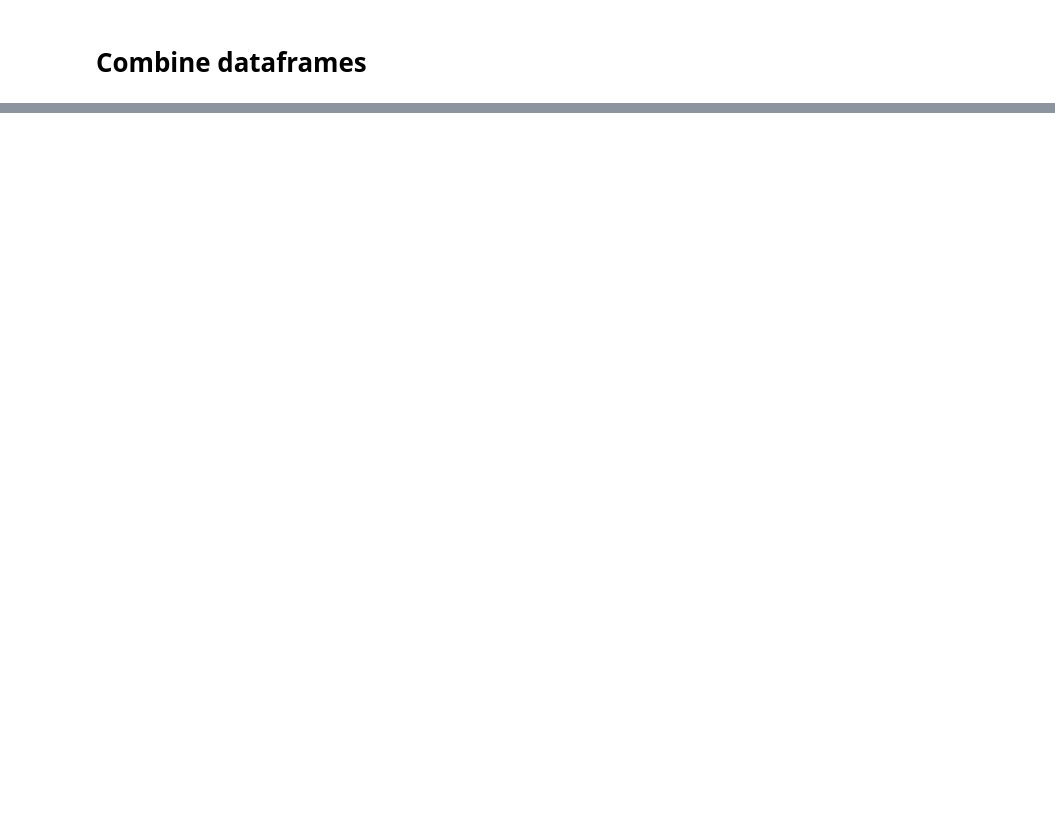
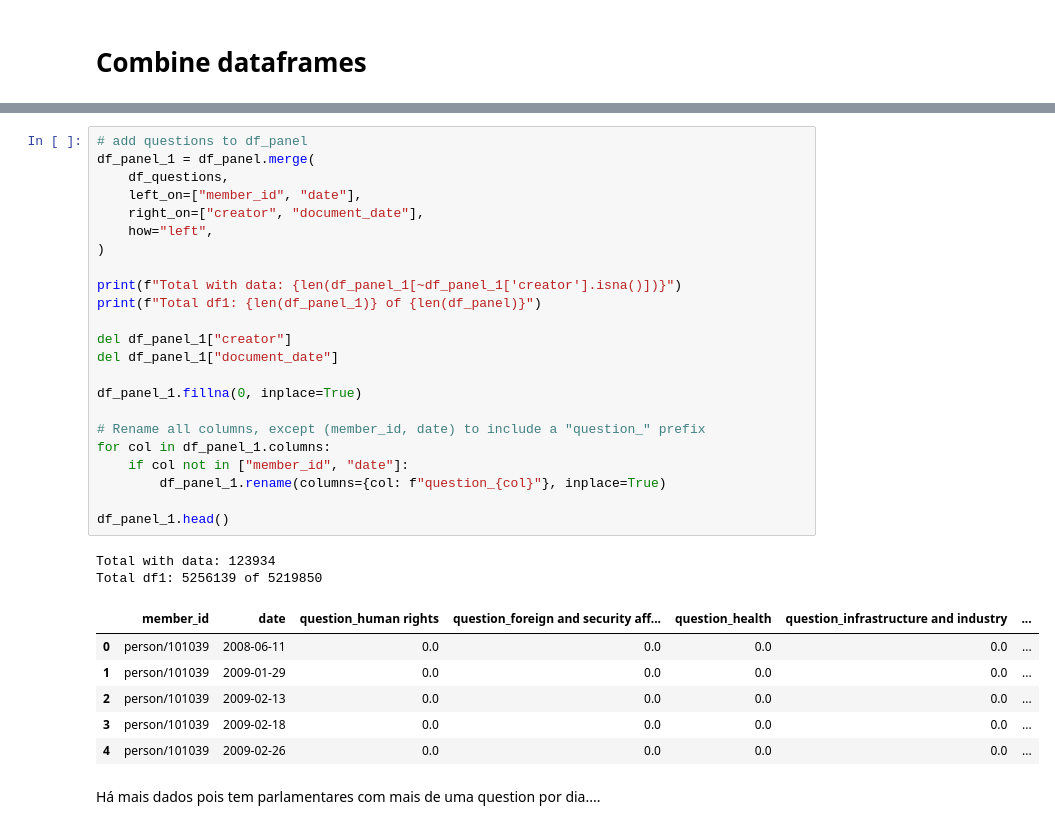
Before and after one commit to AcacioTelechi/thesis-lobbying-effects, a Jupyter notebook: 2.7_panel_data_w_topics.ipynb, the cells around one changed output, grey strips where cells are left out. Drawn from its saved outputs; the diff is of its cells as text; blank space fills up the shorter version.

```diff
--- a/2.7_panel_data_w_topics.ipynb
+++ b/2.7_panel_data_w_topics.ipynb
@@ -258,0 +326,34 @@ df_meetings_filtered.groupby("Annual costs for registers activity or total budge
+# %%
+# add questions to df_panel
+df_panel_1 = df_panel.merge(
+    df_questions,
+    left_on=["member_id", "date"],
+    right_on=["creator", "document_date"],
+    how="left",
+)
+
+print(f"Total with data: {len(df_panel_1[~df_panel_1['creator'].isna()])}")
+print(f"Total df1: {len(df_panel_1)} of {len(df_panel)}")
+
+del df_panel_1["creator"]
+del df_panel_1["document_date"]
+
+df_panel_1.fillna(0, inplace=True)
+
+# Rename all columns, except (member_id, date) to include a "question_" prefix
+for col in df_panel_1.columns:
+    if col not in ["member_id", "date"]:
+        df_panel_1.rename(columns={col: f"question_{col}"}, inplace=True)
+
+df_panel_1.head()
+# %% [output]
+Total with data: 123934
+Total df1: 5256139 of 5219850
+|  | member_id | date | question_human rights | question_foreign and security aff... | question_health | question_infrastructure and industry | ... |
+| 0 | person/101039 | 2008-06-11 | 0.0 | 0.0 | 0.0 | 0.0 | ... |
+| 1 | person/101039 | 2009-01-29 | 0.0 | 0.0 | 0.0 | 0.0 | ... |
+| 2 | person/101039 | 2009-02-13 | 0.0 | 0.0 | 0.0 | 0.0 | ... |
+| 3 | person/101039 | 2009-02-18 | 0.0 | 0.0 | 0.0 | 0.0 | ... |
+| 4 | person/101039 | 2009-02-26 | 0.0 | 0.0 | 0.0 | 0.0 | ... |
+# %% [markdown]
+Há mais dados pois tem parlamentares com mais de uma question por dia....
```
Also changed, not shown: parts of 30 cells of this notebook.
